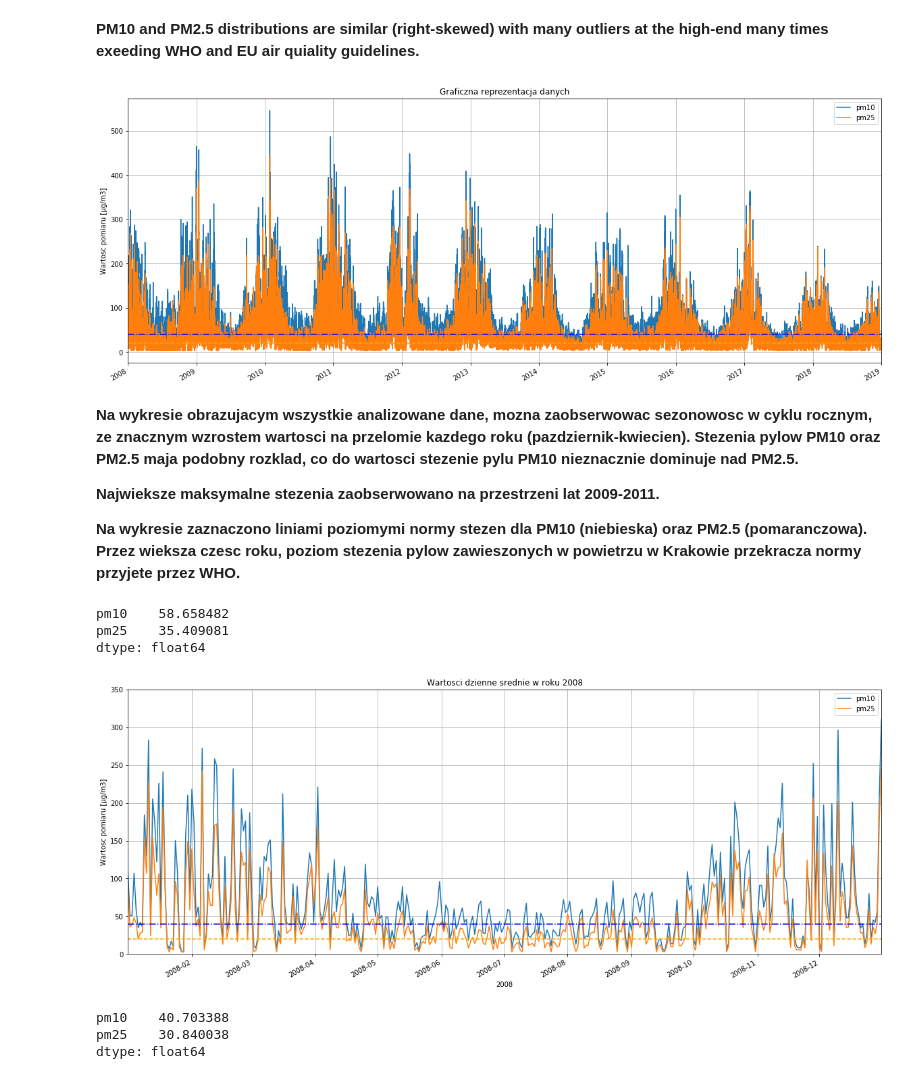
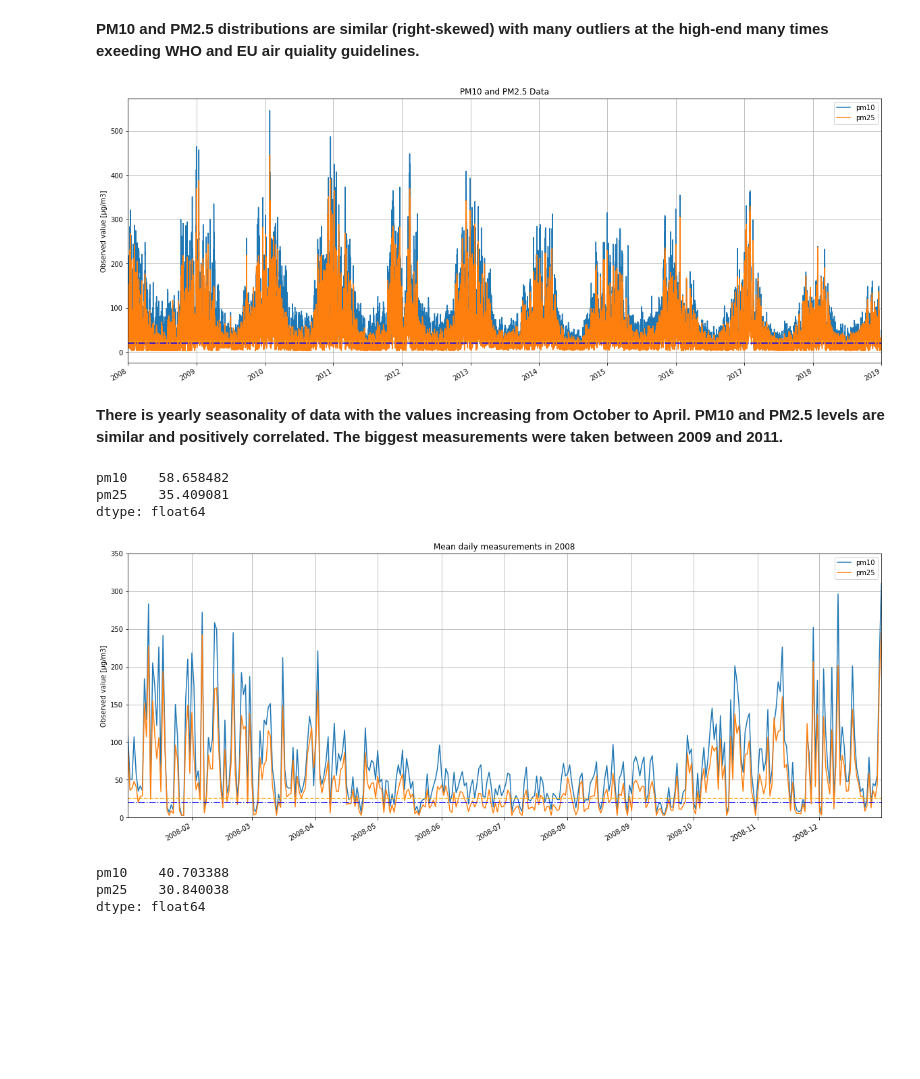
Before and after one commit to ksatola/air-polution, a Jupyter notebook: agh/030_EDA_PM25.ipynb, the cells around one changed output. Cells and saved outputs as stored; diff of their text form; code cells hidden in the pictures; blank space fills up the shorter version.

```diff
--- a/agh/030_EDA_PM25.ipynb
+++ b/agh/030_EDA_PM25.ipynb
@@ -128,18 +128,15 @@ plt.show();
 **PM10 and PM2.5 distributions are similar (right-skewed) with many outliers at the high-end many times exeeding WHO and EU air quiality guidelines.**
 # %%
 ax = df.plot(grid=True, figsize=(20, 8), alpha=1)
-ax.axhline(20, color='orange', linestyle='--')
-ax.axhline(40, color='blue', linestyle='-.')
-plt.title('Graficzna reprezentacja danych')
-plt.ylabel('Wartosc pomiaru [µg/m3]')
+ax.axhline(25, color='orange', linestyle='--')
+ax.axhline(20, color='blue', linestyle='-.')
+plt.title('PM10 and PM2.5 Data')
+plt.ylabel('Observed value [µg/m3]')
 plt.xlabel('')
+plt.savefig('images/eda_pm_data_representation.png')
 plt.show();
 # %% [output]
-[figure, old version]
+[figure, new version]
-# %% [markdown]
-**Na wykresie obrazujacym wszystkie analizowane dane, mozna zaobserwowac sezonowosc w cyklu rocznym, ze znacznym wzrostem wartosci na przelomie kazdego roku (pazdziernik-kwiecien). Stezenia pylow PM10 oraz PM2.5 maja podobny rozklad, co do wartosci stezenie pylu PM10 nieznacznie dominuje nad PM2.5.**
-
-**Najwieksze maksymalne stezenia zaobserwowano na przestrzeni lat 2009-2011.**
-
-**Na wykresie zaznaczono liniami poziomymi normy stezen dla PM10 (niebieska) oraz PM2.5 (pomaranczowa). Przez wieksza czesc roku, poziom stezenia pylow zawieszonych w powietrzu w Krakowie przekracza normy przyjete przez WHO.**
+# %% [markdown]
+**There is yearly seasonality of data with the values increasing from October to April. PM10 and PM2.5 levels are similar and positively correlated. The biggest measurements were taken between 2009 and 2011.**
 # %%
@@ -151,15 +148,16 @@ pm10    58.658482
 pm25    35.409081
 dtype: float64
 # %%
-# Wartosci dzienne srednie w roku 2008
+# Mean daily measurements in 2008
 ax = df['2008'].asfreq('D').plot(grid=True, figsize=(20, 8))
 ax.set_ylim(0, 350)
-ax.axhline(20, color='orange', linestyle='--')
-ax.axhline(40, color='blue', linestyle='-.')
-plt.title('Wartosci dzienne srednie w roku 2008')
-plt.ylabel('Wartosc pomiaru [µg/m3]')
-plt.xlabel('2008')
+ax.axhline(25, color='orange', linestyle='--')
+ax.axhline(20, color='blue', linestyle='-.')
+plt.title('Mean daily measurements in 2008')
+plt.ylabel('Observed value [µg/m3]')
+plt.xlabel('')
+plt.savefig('images/eda_pm_mean_daily_2008.png')
 plt.show();
 # %% [output]
-[figure, old version]
+[figure, new version]
 # %%
```
Also changed, not shown: parts of 12 cells of this notebook, 4 other files.
